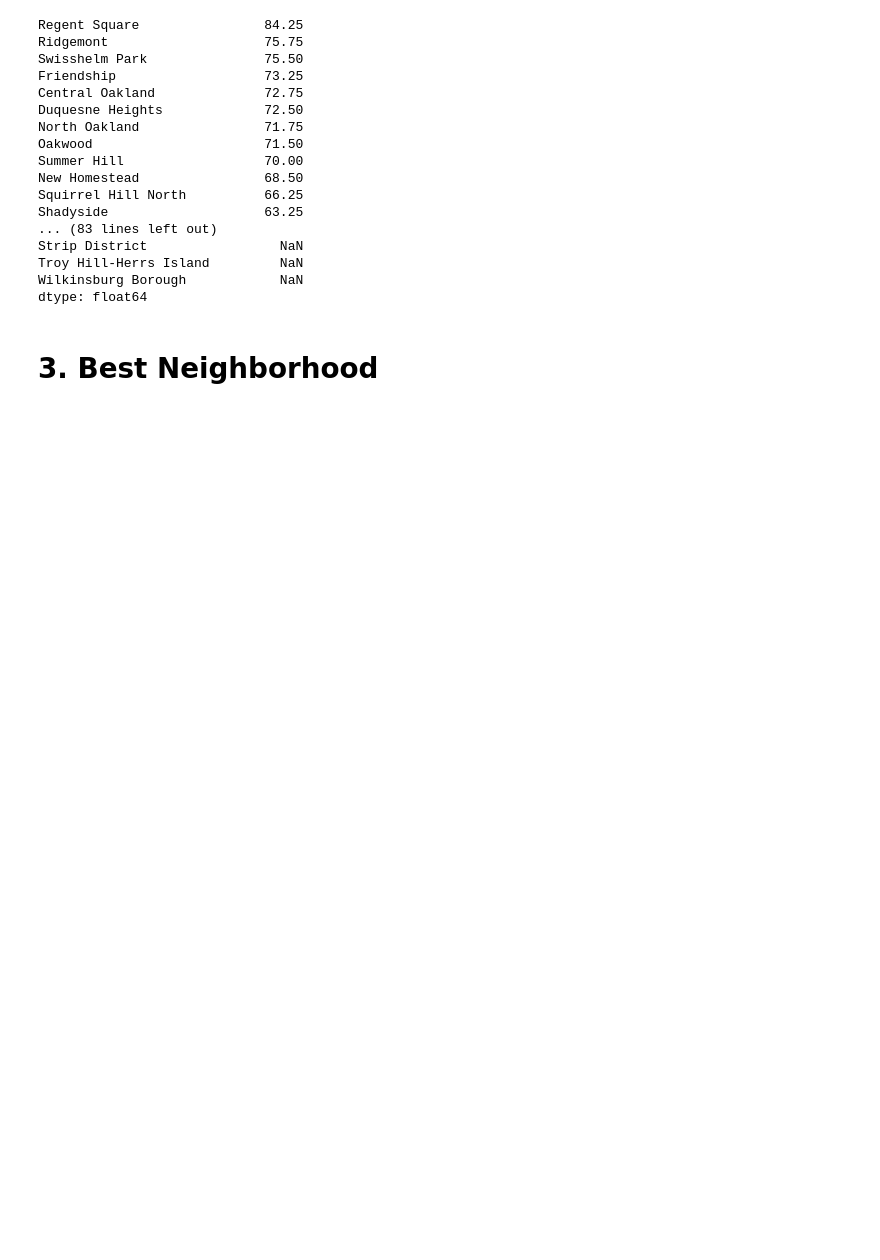
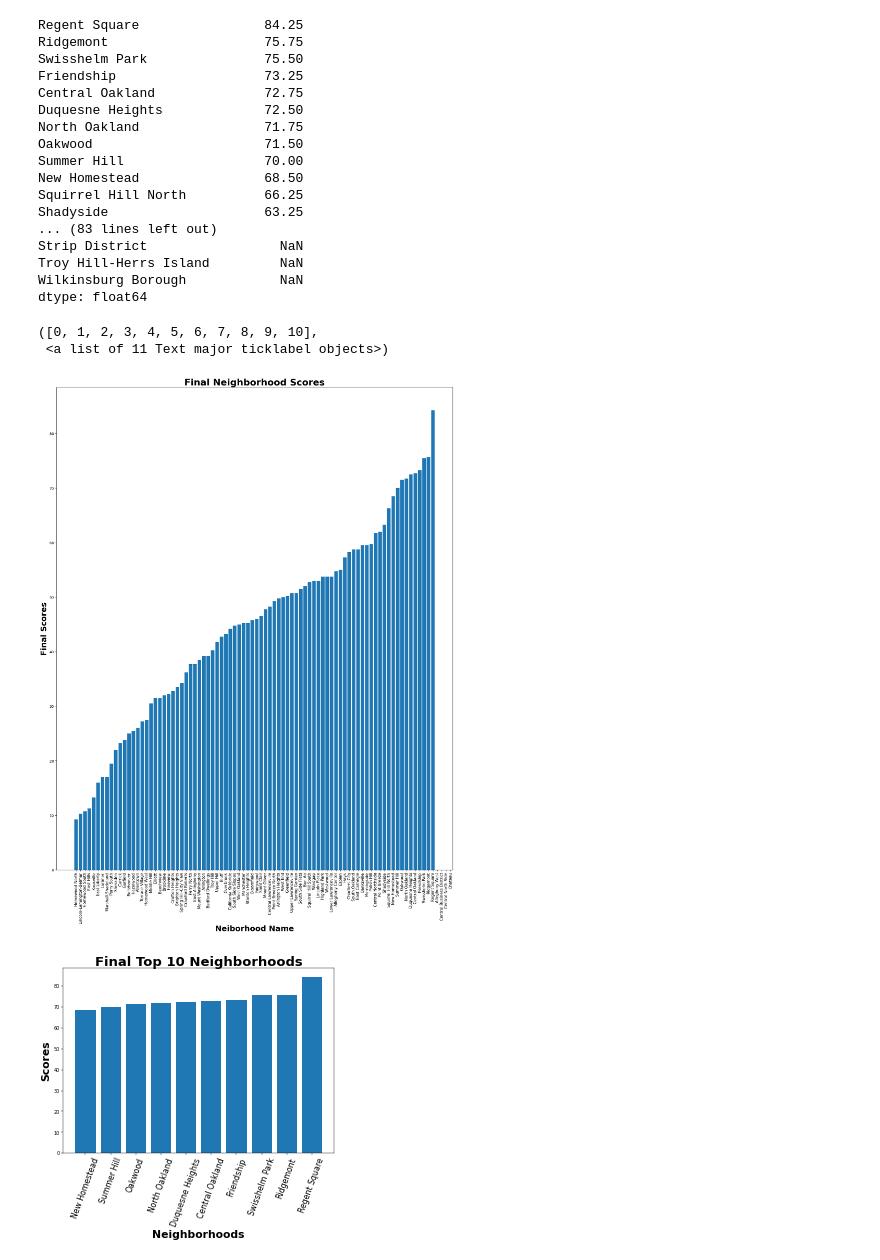
Before and after one commit to Yuu1128/Group-30-Final-Project, a Jupyter notebook: groupNotebook.ipynb, the cells around one changed output. Saved outputs shown, nothing was run; the diff lists cells and outputs as text; code cells hidden in the pictures; blank space fills up the shorter version.

Commit message:
edited group notebook

```diff
--- a/groupNotebook.ipynb
+++ b/groupNotebook.ipynb
@@ -103,7 +48,8 @@ Text(0, 0.5, 'Number of arrests')
 # %%
+arrest = pd.read_csv("arrest_data_standardized.csv")
 safety_rank = arrest['INCIDENTNEIGHBORHOOD'].value_counts().rank(ascending = False)
-index_ = safety_rank.index
-safety_rank = pd.Series(range(1, 98), index = index_)
+index_s = safety_rank.index
+safety_rank = pd.Series(range(1, 98), index = index_s)
 print(safety_rank)
 # %% [output]
 Central Business District     1
@@ -396,11 +145,0 @@ plt.show()
-# %%
-Total_neighborhood = parking.groupby('neighborhood')['enrolled_students'].sum()
-neighborhood_totals_sorted = Total_neighborhood.sort_values()
-sns.set_style("whitegrid")
-plt.figure(figsize=(10,18))
-plot = sns.barplot(x=neighborhood_totals_sorted.values, y=neighborhood_totals_sorted.index)
-plot.set(xlabel='Enrolled Students', ylabel='Neighborhood')
-
-plt.xticks(rotation=90)
-
-plt.show()
@@ -409,6 +146,7 @@ plt.show()
 # %%
+parking= pd.read_csv("enrollment_data_standardized.csv")
 school_enrollment_rank = parking['neighborhood'].value_counts().rank(ascending = False)
-index_ = school_enrollment_rank.index
-school_enrollment_rank = pd.Series(range(1, 88), index = index_)
+index_e = school_enrollment_rank.index
+school_enrollment_rank = pd.Series(range(1, 88), index = index_e)
 print(school_enrollment_rank)
 # %% [output]
@@ -448,5 +191,32 @@ Strip District                 NaN
 Troy Hill-Herrs Island         NaN
 Wilkinsburg Borough            NaN
 dtype: float64
-# %% [markdown]
-# 3. Best Neighborhood
+# %%
+final_values = []
+final_neighborhoods = total_scores.index
+
+for val in total_scores:
+    final_values.append(val)
+df_final_scores = pd.DataFrame({'Neighborhoods': final_neighborhoods, 'Scores': final_values})
+df_final_scores = df_final_scores.sort_values('Scores')
+
+final_top_10_neighborhoods = df_final_scores.iloc[72:83]
+
+fig, axes = plt.subplots(figsize=(20,25), dpi=100)
+plt.bar(df_final_scores.Neighborhoods, height=df_final_scores.Scores)
+plt.title('Final Neighborhood Scores', fontsize = 26, fontweight = 'bold')
+plt.ylabel('Final Scores', fontsize = 22, fontweight = 'bold')
+plt.xlabel('Neiborhood Name', fontsize = 22, fontweight = 'bold')
+plt.xticks(rotation=90, fontsize = 11)
+
+fig, axes = plt.subplots(figsize=(10,7), dpi=35)
+plt.bar(final_top_10_neighborhoods.Neighborhoods, height=final_top_10_neighborhoods.Scores)
+plt.title('Final Top 10 Neighborhoods', fontsize = 27, fontweight = 'bold')
+plt.ylabel('Scores', fontsize = 22, fontweight = 'bold')
+plt.xlabel('Neighborhoods', fontsize = 22, fontweight = 'bold')
+plt.xticks(rotation=70, fontsize = 16)
+# %% [output]
+([0, 1, 2, 3, 4, 5, 6, 7, 8, 9, 10],
+ <a list of 11 Text major ticklabel objects>)
+[figure, added]
+[figure, added]
```
Also changed, not shown: parts of 28 cells of this notebook.
